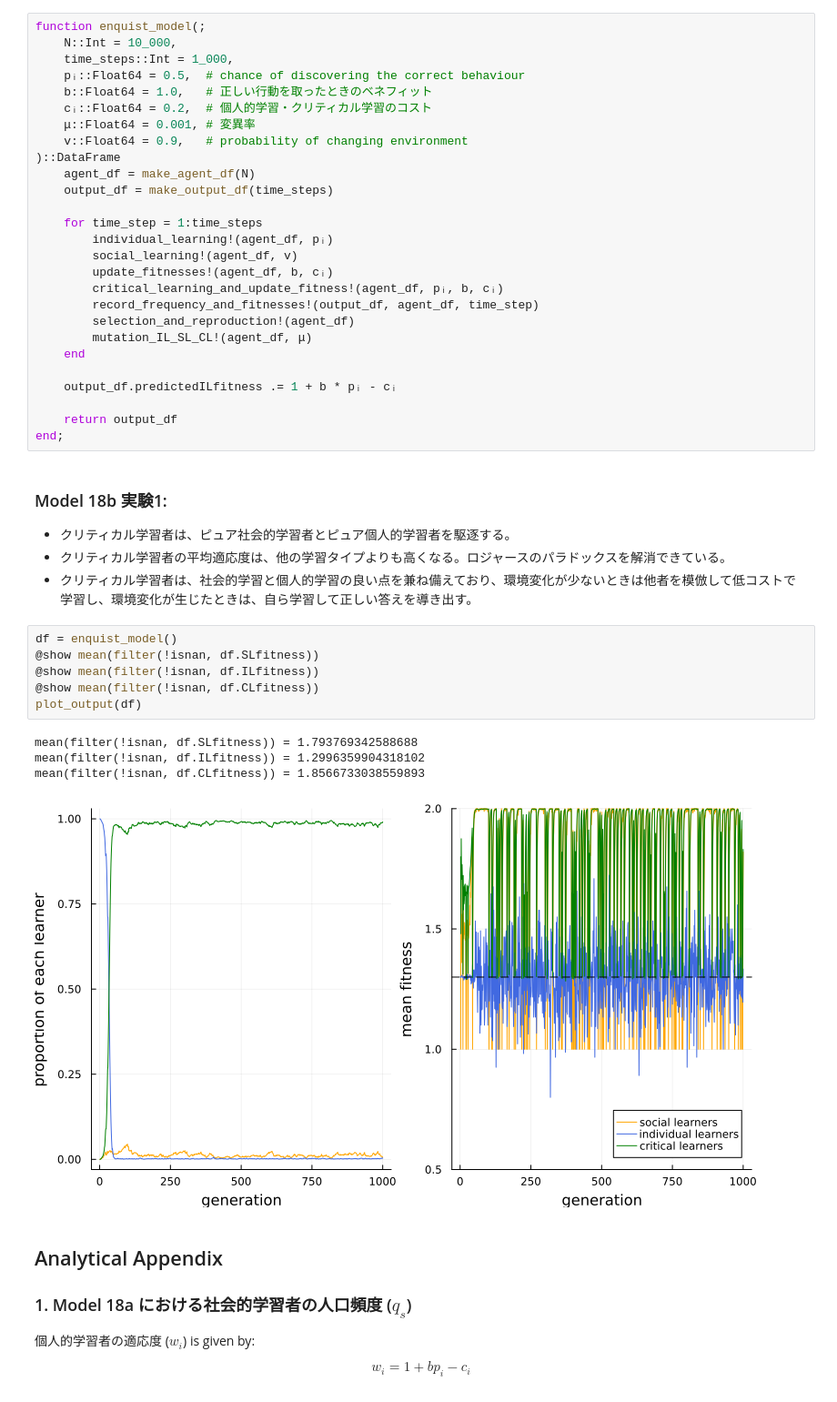
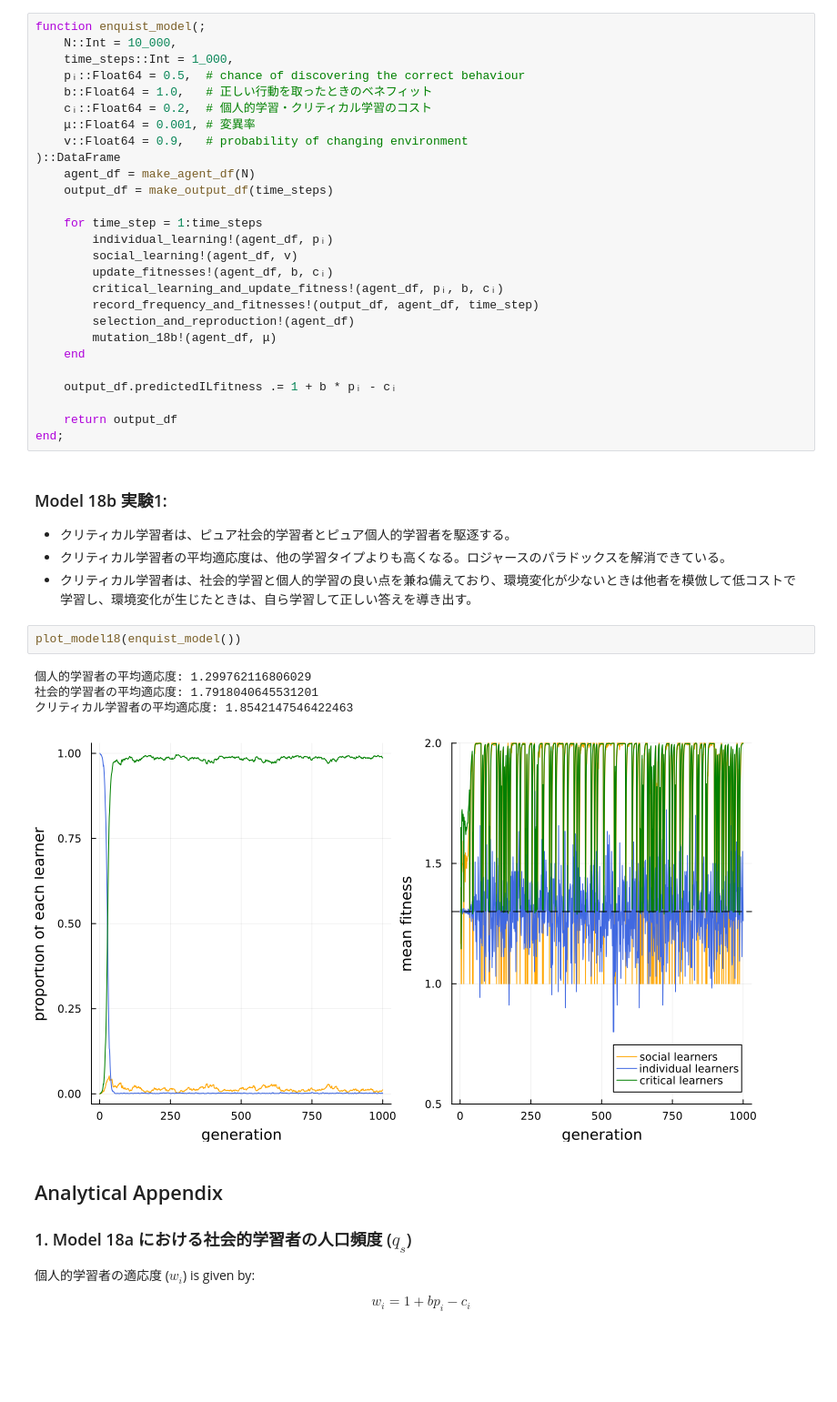
Before and after one commit to mas178/social-simulation, a Jupyter notebook: Mesoudi2021/model18_the_evolution_of_social_learning.ipynb, the cells around one changed output. Shown at 91% size. Cells and saved outputs as stored; diff of their text form; blank space fills up the shorter version.

```diff
--- a/Mesoudi2021/model18_the_evolution_of_social_learning.ipynb
+++ b/Mesoudi2021/model18_the_evolution_of_social_learning.ipynb
@@ -290,7 +177,7 @@ function enquist_model(;
         critical_learning_and_update_fitness!(agent_df, pᵢ, b, cᵢ)
         record_frequency_and_fitnesses!(output_df, agent_df, time_step)
         selection_and_reproduction!(agent_df)
-        mutation_IL_SL_CL!(agent_df, μ)
+        mutation_18b!(agent_df, μ)
     end
 
     output_df.predictedILfitness .= 1 + b * pᵢ - cᵢ
@@ -304,16 +191,12 @@ end;
 - クリティカル学習者の平均適応度は、他の学習タイプよりも高くなる。ロジャースのパラドックスを解消できている。
 - クリティカル学習者は、社会的学習と個人的学習の良い点を兼ね備えており、環境変化が少ないときは他者を模倣して低コストで学習し、環境変化が生じたときは、自ら学習して正しい答えを導き出す。
 # %%
-df = enquist_model()
-@show mean(filter(!isnan, df.SLfitness))
-@show mean(filter(!isnan, df.ILfitness))
-@show mean(filter(!isnan, df.CLfitness))
-plot_output(df)
+plot_model18(enquist_model())
 # %% [output]
-mean(filter(!isnan, df.SLfitness)) = 1.793769342588688
-mean(filter(!isnan, df.ILfitness)) = 1.2996359904318102
-mean(filter(!isnan, df.CLfitness)) = 1.8566733038559893
+個人的学習者の平均適応度: 1.299762116806029
+社会的学習者の平均適応度: 1.7918040645531201
+クリティカル学習者の平均適応度: 1.8542147546422463
-[figure, old version]
+[figure, new version]
 # %% [markdown]
 ## Analytical Appendix
 
```
Also changed, not shown: parts of 8 cells of this notebook, 21 other files.
